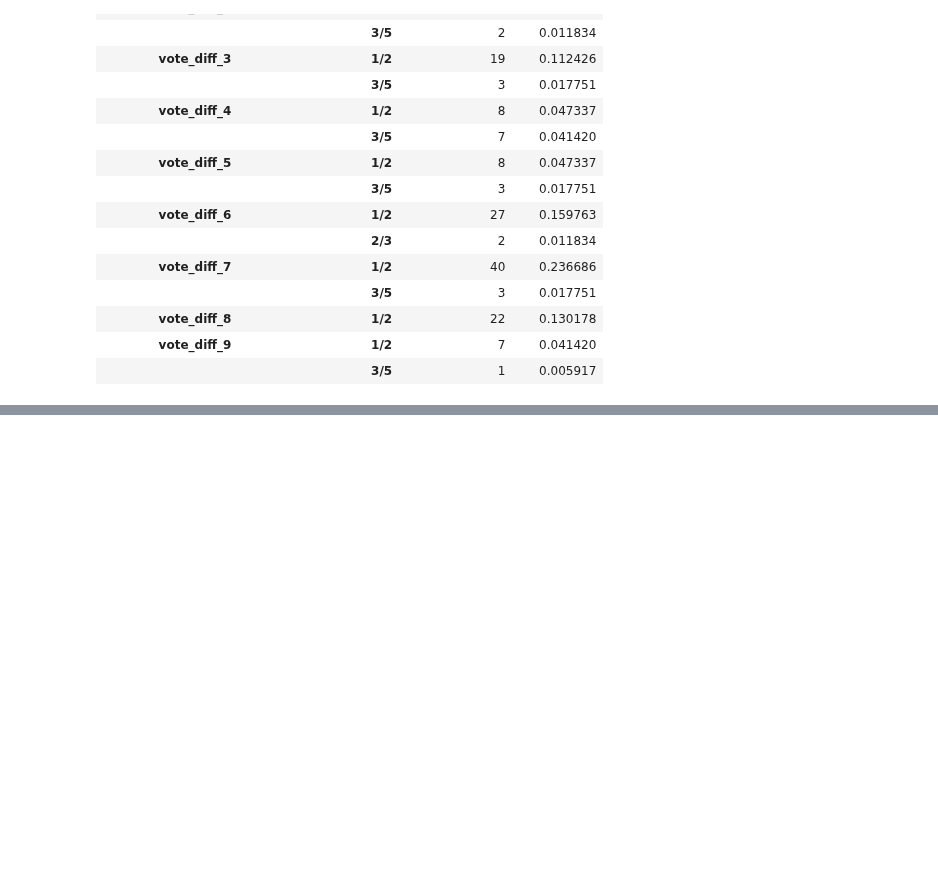
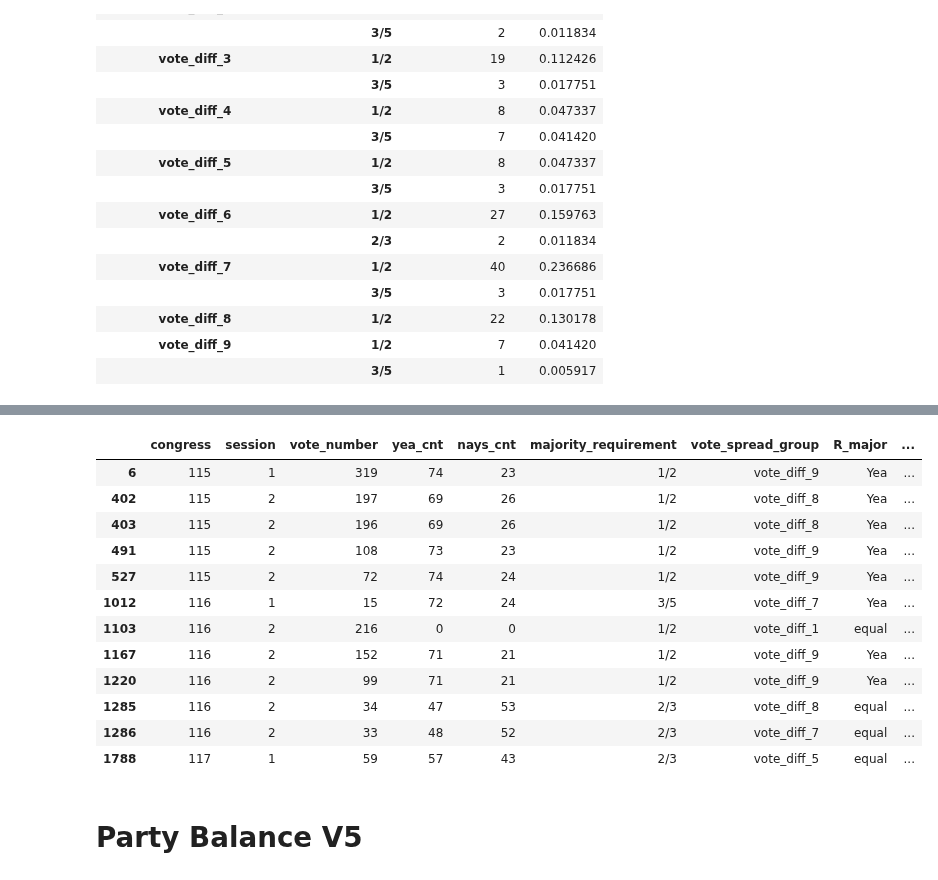
Before and after one commit to sledhead/simple_python, a Jupyter notebook: webpage_scrapv4.ipynb, the cells around one changed output, grey strips where cells are left out. Saved outputs shown, nothing was run; the diff lists cells and outputs as text; code cells hidden in the pictures; blank space fills up the shorter version.

Commit message:
more balance testing...

```diff
--- a/webpage_scrapv4.ipynb
+++ b/webpage_scrapv4.ipynb
@@ -688,0 +688,3 @@ What percentage of the time did Tester vote against the Democrat majority:  0.05
+# %%
+complete_df = pd.DataFrame(senate_party_balanceV4_lst)
+display(complete_df)
@@ -688,0 +752,19 @@ What percentage of the time did Tester vote against the Democrat majority:  0.05
+# %%
+democrat_balance_df2 = complete_df[complete_df.D_major == 'equal']
+display(democrat_balance_df2)
+# %% [output]
+|  | congress | session | vote_number | yea_cnt | nays_cnt | majority_requirement | vote_spread_group | R_major | ... |
+| 6 | 115 | 1 | 319 | 74 | 23 | 1/2 | vote_diff_9 | Yea | ... |
+| 402 | 115 | 2 | 197 | 69 | 26 | 1/2 | vote_diff_8 | Yea | ... |
+| 403 | 115 | 2 | 196 | 69 | 26 | 1/2 | vote_diff_8 | Yea | ... |
+| 491 | 115 | 2 | 108 | 73 | 23 | 1/2 | vote_diff_9 | Yea | ... |
+| 527 | 115 | 2 | 72 | 74 | 24 | 1/2 | vote_diff_9 | Yea | ... |
+| 1012 | 116 | 1 | 15 | 72 | 24 | 3/5 | vote_diff_7 | Yea | ... |
+| 1103 | 116 | 2 | 216 | 0 | 0 | 1/2 | vote_diff_1 | equal | ... |
+| 1167 | 116 | 2 | 152 | 71 | 21 | 1/2 | vote_diff_9 | Yea | ... |
+| 1220 | 116 | 2 | 99 | 71 | 21 | 1/2 | vote_diff_9 | Yea | ... |
+| 1285 | 116 | 2 | 34 | 47 | 53 | 2/3 | vote_diff_8 | equal | ... |
+| 1286 | 116 | 2 | 33 | 48 | 52 | 2/3 | vote_diff_7 | equal | ... |
+| 1788 | 117 | 1 | 59 | 57 | 43 | 2/3 | vote_diff_5 | equal | ... |
+# %% [markdown]
+# Party Balance V5
```
Also changed, not shown: parts of 15 cells of this notebook.
